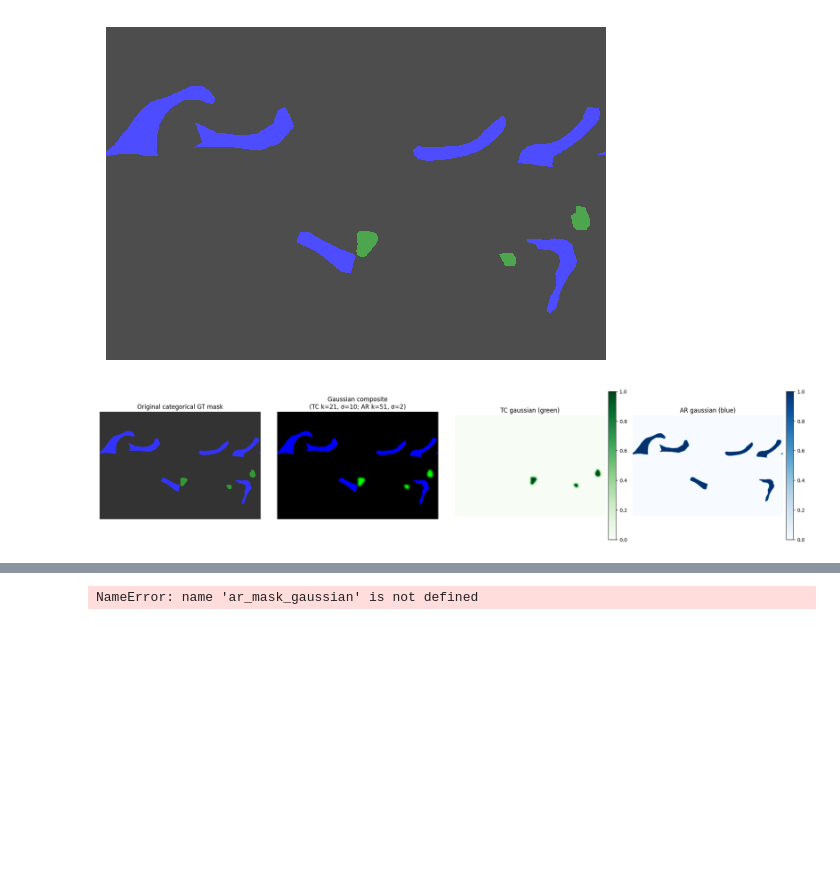
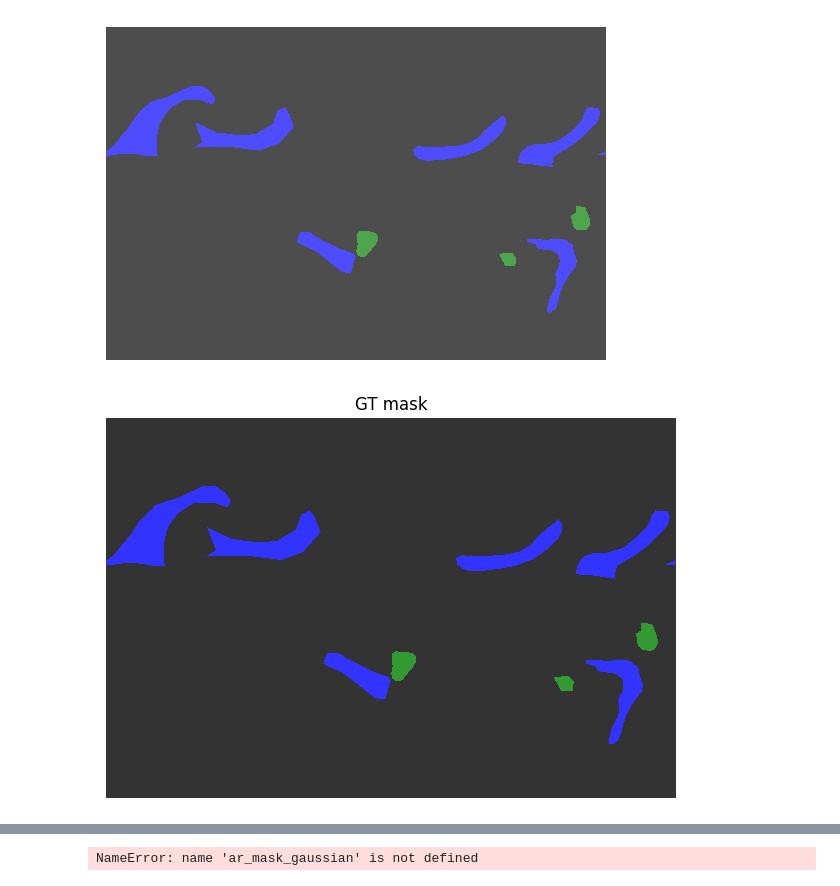
Before and after one commit to thangible/ClimateSAM, a Jupyter notebook: documentation.ipynb, the cells around one changed output, grey strips where cells are left out. Saved outputs shown, nothing was run; the diff lists cells and outputs as text; code cells hidden in the pictures; blank space fills up the shorter version.

```diff
--- a/documentation.ipynb
+++ b/documentation.ipynb
@@ -241,70 +241,68 @@ tc_sigma = 10
 # %%
 import numpy as np
 import cv2
 from matplotlib.colors import ListedColormap, BoundaryNorm
-
-# apply gaussian blur to gt_mask (TC/AR channels) and ar mask, visualize results
 import matplotlib.pyplot as plt
 
 # get binary masks (prefer existing numpy arrays if available)
 try:
     tc_bin = tc_gt_mask.astype(np.float32)
     ar_bin = ar_gt_mask.astype(np.float32)
 except Exception:
     gm = gt_mask.detach().cpu().numpy().astype(np.int32)
     tc_bin = (gm == 1).astype(np.float32)
     ar_bin = (gm == 2).astype(np.float32)
 
-# choose kernel sizes (ensure odd)
-tc_k = tc_k_req if (tc_k_req % 2 == 1 and tc_k_req > 0) else tc_k_req + 1
-ar_k = ar_k_req if (ar_k_req % 2 == 1 and ar_k_req > 0) else ar_k_req + 1
-
-# use sigma values ifavailable
-tc_s = tc_sigma
-ar_s = ar_sigma
-
-# apply Gaussian blur (OpenCV expects float32)
-tc_blur = cv2.GaussianBlur(tc_bin.astype(np.float32), (tc_k, tc_k), sigmaX=float(tc_s))
-ar_blur = cv2.GaussianBlur(ar_bin.astype(np.float32), (ar_k, ar_k), sigmaX=float(ar_s))
-
-# normalize to [0,1] for visualization
-if tc_blur.max() > 0:
-    tc_blur = tc_blur / float(tc_blur.max())
-if ar_blur.max() > 0:
-    ar_blur = ar_blur / float(ar_blur.max())
-
-# RGB composite: background black, G = TC, B = AR
-rgb = np.zeros((tc_blur.shape[0], tc_blur.shape[1], 3), dtype=np.float32)
-rgb[..., 1] = tc_blur
-rgb[..., 2] = ar_blur
-rgb = np.clip(rgb, 0.0, 1.0)
-
 # prepare categorical GT mask display
 cmap = ListedColormap(['black', 'green', 'blue'])
 norm = BoundaryNorm([-0.5, 0.5, 1.5, 2.5], cmap.N)
 
-# Plot: original categorical mask, RGB gaussian composite, separate TC/AR heatmaps
-fig, axs = plt.subplots(1, 4, figsize=(20, 5))
+# Original categorical mask (will be reused in all plots)
+original_mask = (tc_bin + 2 * ar_bin).astype(int)
 
-axs[0].imshow((tc_bin + 2 * ar_bin).astype(int), cmap=cmap,  interpolation='nearest', alpha=0.8)
-axs[0].set_title('Original categorical GT mask')
-axs[0].axis('off')
+# Define configuration sets: (ar_kernel, ar_sigma, tc_kernel, tc_sigma)
+configs = [
+    (9, 2, 3, 1),    # Plot 1
+    (21, 10, 11, 5),  # Plot 2
+    (51, 10, 21, 10),  # Plot 3
+]
 
-axs[1].imshow(rgb, origin='upper', interpolation='nearest')
-axs[1].set_title(f'Gaussian composite\n(TC k={tc_k}, σ={tc_s}; AR k={ar_k}, σ={ar_s})')
-axs[1].axis('off')
-
-im2 = axs[2].imshow(tc_blur, cmap='Greens', vmin=0, vmax=1, interpolation='nearest')
-axs[2].set_title('TC gaussian (green)')
-axs[2].axis('off')
-fig.colorbar(im2, ax=axs[2], fraction=0.046, pad=0.02)
-
-im3 = axs[3].imshow(ar_blur, cmap='Blues', vmin=0, vmax=1, interpolation='nearest')
-axs[3].set_title('AR gaussian (blue)')
-axs[3].axis('off')
-fig.colorbar(im3, ax=axs[3], fraction=0.046, pad=0.02)
-
+# Plot 1: Original image only
+fig, ax = plt.subplots(1, 1, figsize=(6, 5))
+ax.imshow(original_mask, cmap=cmap, norm=norm, interpolation='nearest', alpha=0.8)
+ax.set_title('GT mask')
+ax.axis('off')
 plt.tight_layout()
 plt.show()
+
+# Plots 2-4: Gaussian composite for each config (separate figures)
+for plot_num, (ar_k_req, ar_s, tc_k_req, tc_s) in enumerate(configs, start=2):
+    # Ensure kernel sizes are odd
+    ar_k = ar_k_req if (ar_k_req % 2 == 1 and ar_k_req > 0) else ar_k_req + 1
+    tc_k = tc_k_req if (tc_k_req % 2 == 1 and tc_k_req > 0) else tc_k_req + 1
+
+    # Apply Gaussian blur
+    ar_blur = cv2.GaussianBlur(ar_bin.astype(np.float32), (ar_k, ar_k), sigmaX=float(ar_s))
+    tc_blur = cv2.GaussianBlur(tc_bin.astype(np.float32), (tc_k, tc_k), sigmaX=float(tc_s))
+
+    # Normalize to [0,1]
+    if ar_blur.max() > 0:
+        ar_blur = ar_blur / float(ar_blur.max())
+    if tc_blur.max() > 0:
+        tc_blur = tc_blur / float(tc_blur.max())
+
+    # RGB composite: background black, G = TC, B = AR
+    rgb = np.zeros((ar_blur.shape[0], ar_blur.shape[1], 3), dtype=np.float32)
+    rgb[..., 1] = tc_blur
+    rgb[..., 2] = ar_blur
+    rgb = np.clip(rgb, 0.0, 1.0)
+
+    # Plot: Gaussian composite as separate figure
+    fig, ax = plt.subplots(1, 1, figsize=(6, 5))
+    ax.imshow(rgb, origin='upper', interpolation='nearest', alpha=0.8)
+    ax.set_title(f'Gaussian Blur\n(AR k={ar_k}, σ={ar_s}; TC k={tc_k}, σ={tc_s})')
+    ax.axis('off')
+    plt.tight_layout()
+    plt.show()
 # %% [output]
-[figure, old version]
+[figure, new version]
```
Also changed, not shown: parts of 2 cells of this notebook, 4 other files.
